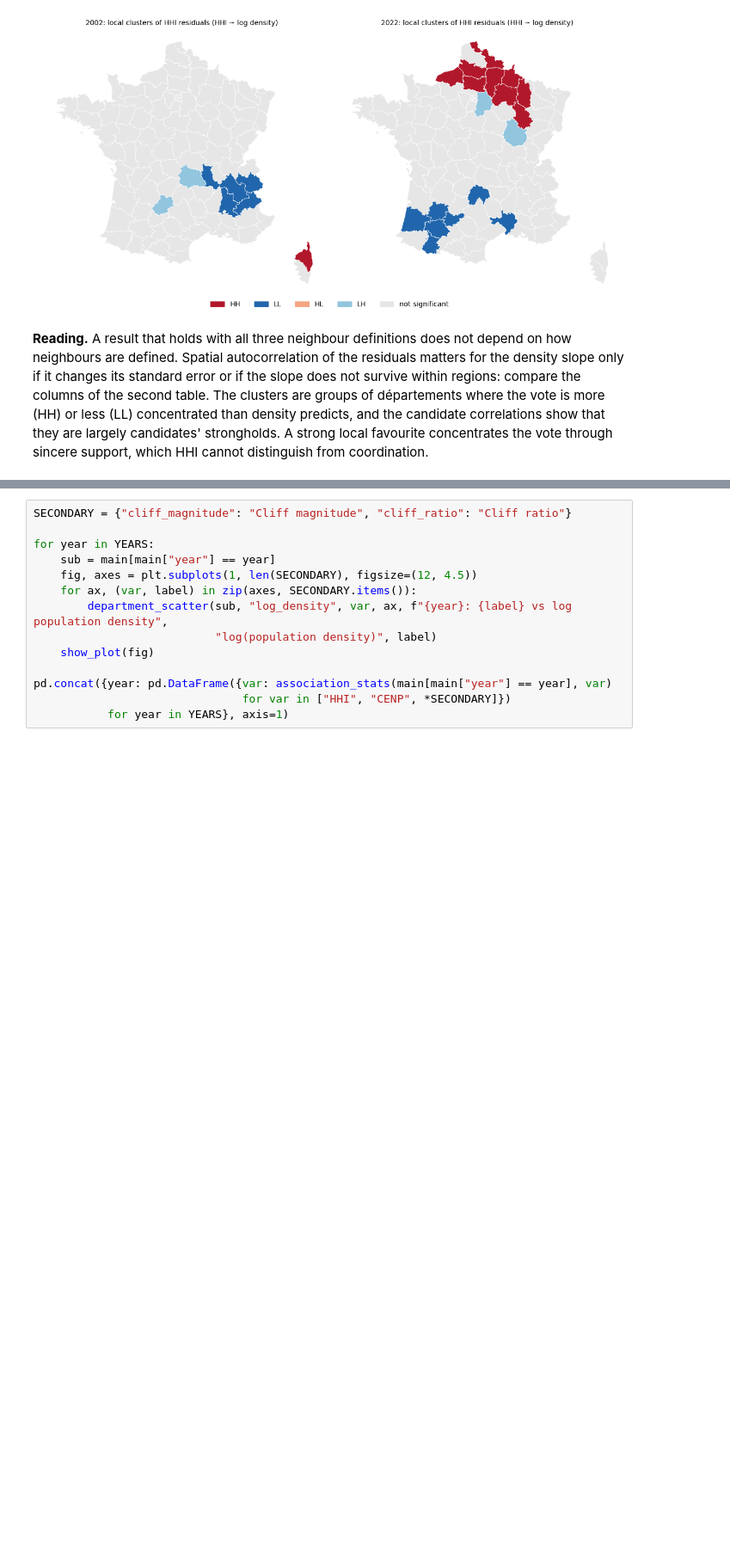
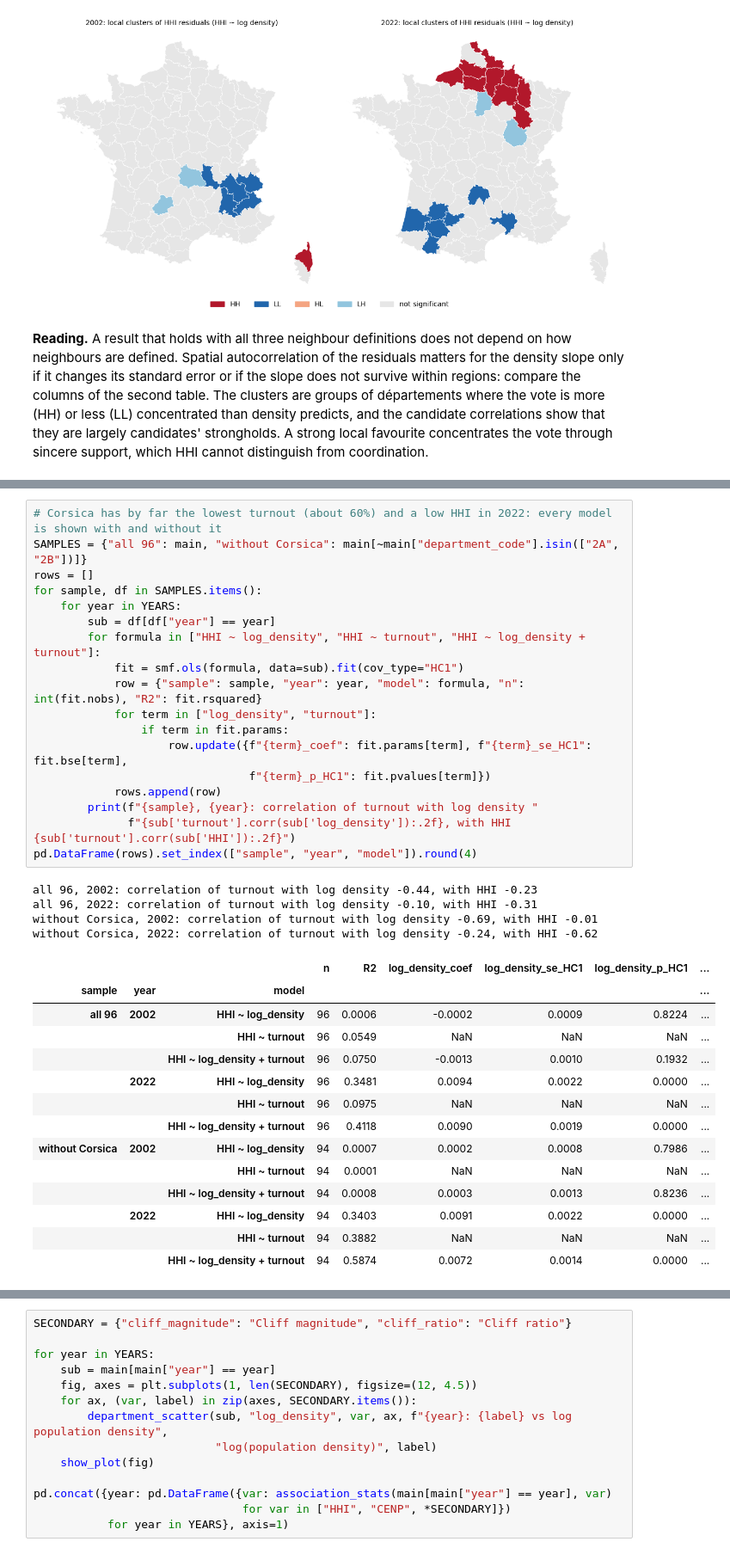
Before and after one commit to clarasalas/strategic-voting-geo-2RS, a Jupyter notebook: notebooks/analysis_departements.ipynb, the cells around one changed output, grey strips where cells are left out. Shown at 86% size. Cells and saved outputs as stored; diff of their text form; blank space fills up the shorter version.

```diff
--- a/notebooks/analysis_departements.ipynb
+++ b/notebooks/analysis_departements.ipynb
@@ -505,0 +540,37 @@ sincere support, which HHI cannot distinguish from coordination.
+# %%
+# Corsica has by far the lowest turnout (about 60%) and a low HHI in 2022: every model is shown with and without it
+SAMPLES = {"all 96": main, "without Corsica": main[~main["department_code"].isin(["2A", "2B"])]}
+rows = []
+for sample, df in SAMPLES.items():
+    for year in YEARS:
+        sub = df[df["year"] == year]
+        for formula in ["HHI ~ log_density", "HHI ~ turnout", "HHI ~ log_density + turnout"]:
+            fit = smf.ols(formula, data=sub).fit(cov_type="HC1")
+            row = {"sample": sample, "year": year, "model": formula, "n": int(fit.nobs), "R2": fit.rsquared}
+            for term in ["log_density", "turnout"]:
+                if term in fit.params:
+                    row.update({f"{term}_coef": fit.params[term], f"{term}_se_HC1": fit.bse[term],
+                                f"{term}_p_HC1": fit.pvalues[term]})
+            rows.append(row)
+        print(f"{sample}, {year}: correlation of turnout with log density "
+              f"{sub['turnout'].corr(sub['log_density']):.2f}, with HHI {sub['turnout'].corr(sub['HHI']):.2f}")
+pd.DataFrame(rows).set_index(["sample", "year", "model"]).round(4)
+# %% [output]
+all 96, 2002: correlation of turnout with log density -0.44, with HHI -0.23
+all 96, 2022: correlation of turnout with log density -0.10, with HHI -0.31
+without Corsica, 2002: correlation of turnout with log density -0.69, with HHI -0.01
+without Corsica, 2022: correlation of turnout with log density -0.24, with HHI -0.62
+|  |  |  | n | R2 | log_density_coef | log_density_se_HC1 | log_density_p_HC1 | ... |
+| sample | year | model |  |  |  |  |  | ... |
+| all 96 | 2002 | HHI ~ log_density | 96 | 0.0006 | -0.0002 | 0.0009 | 0.8224 | ... |
+|  |  | HHI ~ turnout | 96 | 0.0549 | NaN | NaN | NaN | ... |
+|  |  | HHI ~ log_density + turnout | 96 | 0.0750 | -0.0013 | 0.0010 | 0.1932 | ... |
+|  | 2022 | HHI ~ log_density | 96 | 0.3481 | 0.0094 | 0.0022 | 0.0000 | ... |
+|  |  | HHI ~ turnout | 96 | 0.0975 | NaN | NaN | NaN | ... |
+|  |  | HHI ~ log_density + turnout | 96 | 0.4118 | 0.0090 | 0.0019 | 0.0000 | ... |
+| without Corsica | 2002 | HHI ~ log_density | 94 | 0.0007 | 0.0002 | 0.0008 | 0.7986 | ... |
+|  |  | HHI ~ turnout | 94 | 0.0001 | NaN | NaN | NaN | ... |
+|  |  | HHI ~ log_density + turnout | 94 | 0.0008 | 0.0003 | 0.0013 | 0.8236 | ... |
+|  | 2022 | HHI ~ log_density | 94 | 0.3403 | 0.0091 | 0.0022 | 0.0000 | ... |
+|  |  | HHI ~ turnout | 94 | 0.3882 | NaN | NaN | NaN | ... |
+|  |  | HHI ~ log_density + turnout | 94 | 0.5874 | 0.0072 | 0.0014 | 0.0000 | ... |
```
Also changed, not shown: parts of 7 cells of this notebook, 1 other file.
